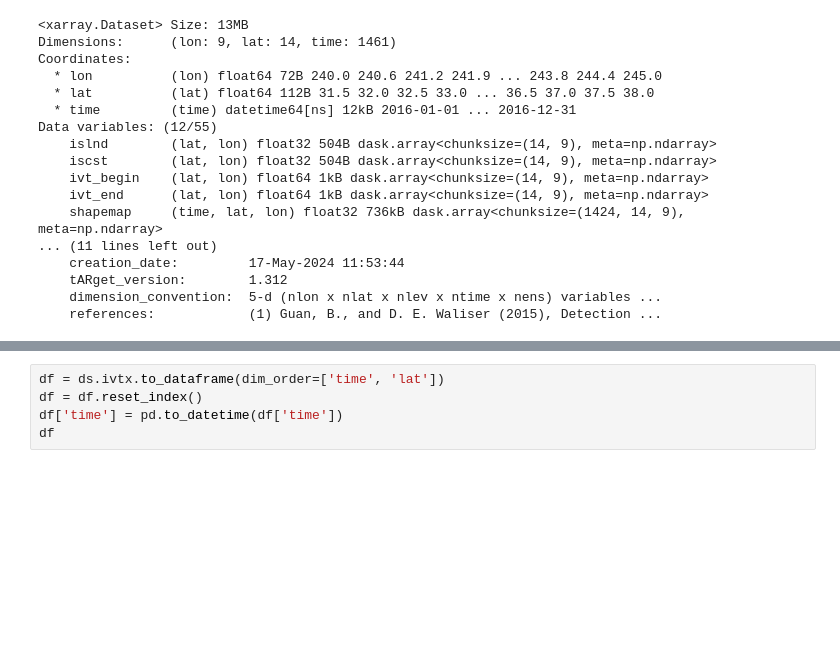
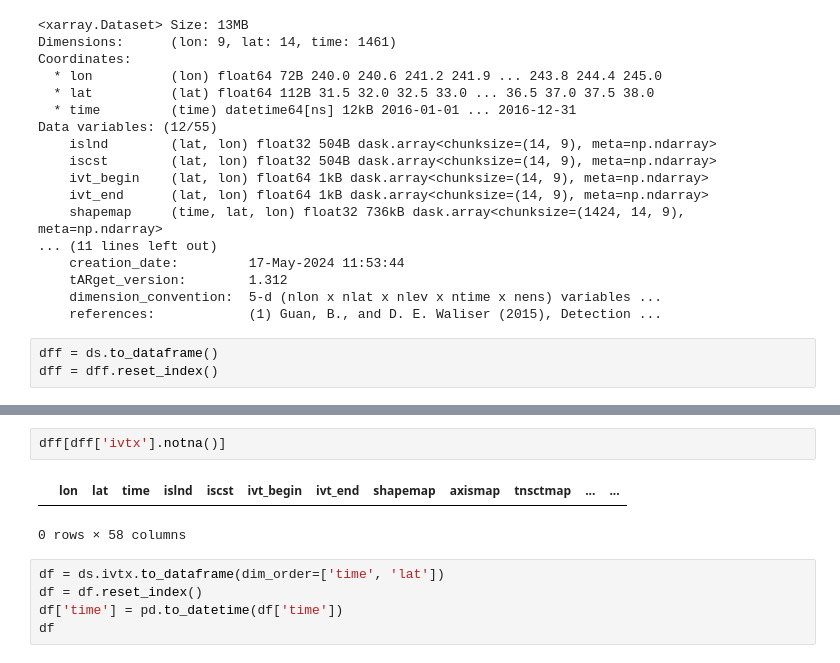
Before and after one commit to rohithreddy0087/integrated_weather_dataset, a Jupyter notebook: scripts/process/tmp_guan_merra.ipynb, the cells around one changed output, grey strips where cells are left out. Cells and saved outputs as stored; diff of their text form; blank space fills up the shorter version.

```diff
--- a/scripts/process/tmp_guan_merra.ipynb
+++ b/scripts/process/tmp_guan_merra.ipynb
@@ -40,3 +40,6 @@ Data variables: (12/55)
     tARget_version:        1.312
     dimension_convention:  5-d (nlon x nlat x nlev x ntime x nens) variables ...
     references:            (1) Guan, B., and D. E. Waliser (2015), Detection ...
+# %%
+dff = ds.to_dataframe()
+dff = dff.reset_index()
@@ -43,3 +66,8 @@ Data variables: (12/55)
+# %%
+dff[dff['ivtx'].notna()]
+# %% [output]
+|  | lon | lat | time | islnd | iscst | ivt_begin | ivt_end | shapemap | axismap | tnsctmap | ... | ... |
+0 rows × 58 columns
 # %%
 df = ds.ivtx.to_dataframe(dim_order=['time', 'lat'])
 df = df.reset_index()
```
Also changed, not shown: parts of 1 cell of this notebook, 3 other files.
